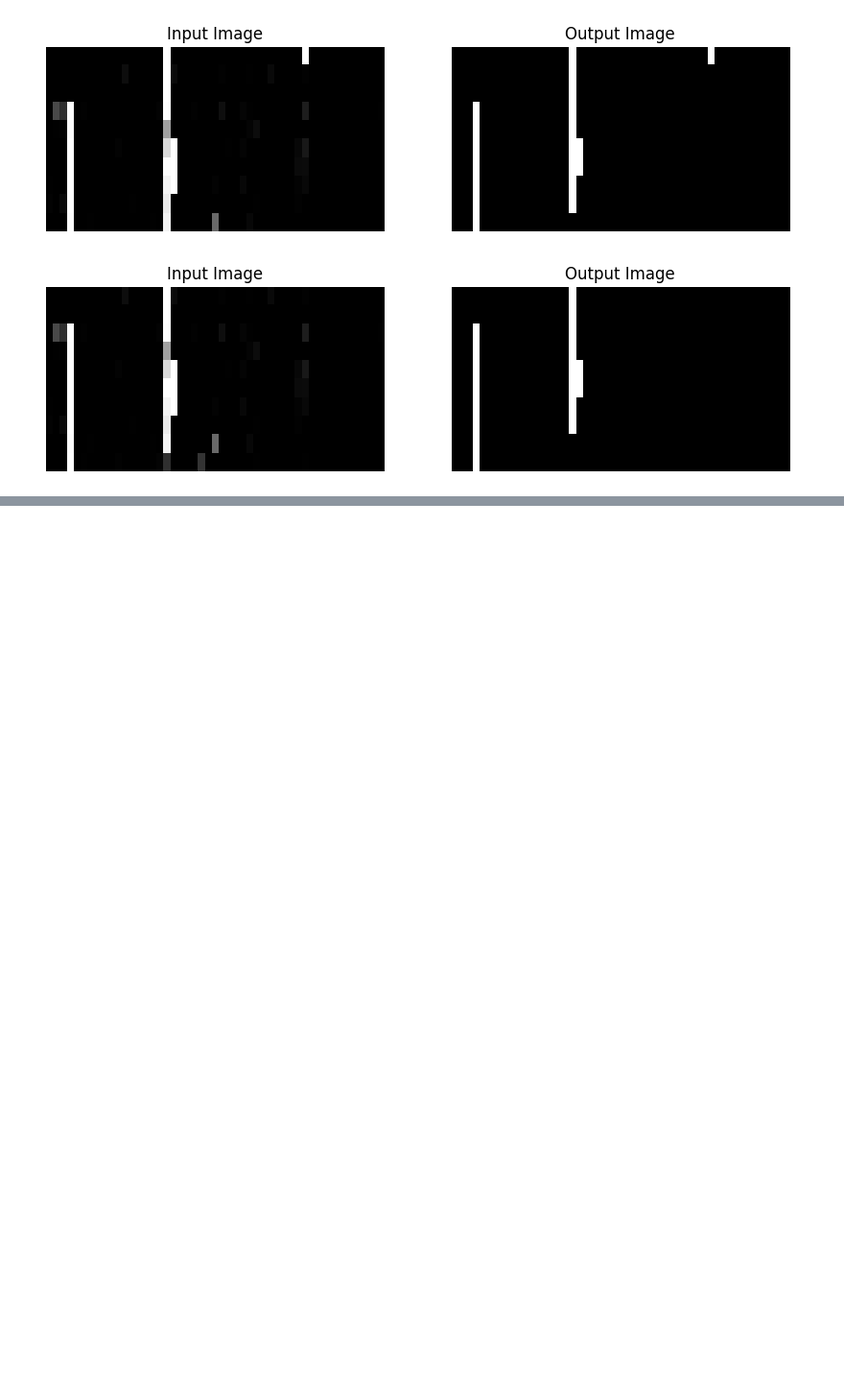
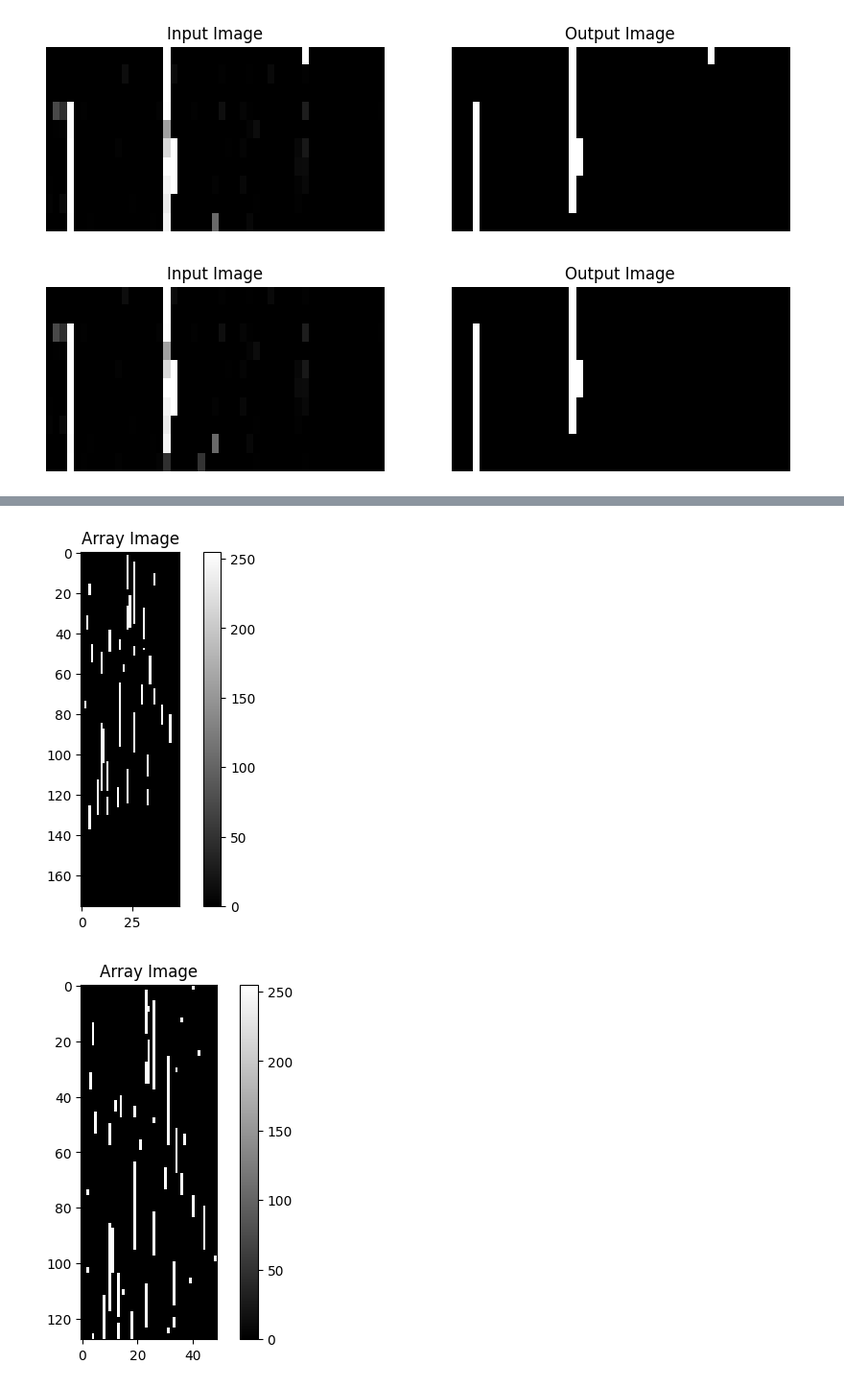
Before and after one commit to Giantryan484/Guitar-Project, a Jupyter notebook: dataCleaning.ipynb, the cells around one changed output, grey strips where cells are left out. Shown at 96% size. Saved outputs shown, nothing was run; the diff lists cells and outputs as text; code cells hidden in the pictures; blank space fills up the shorter version.

```diff
--- a/dataCleaning.ipynb
+++ b/dataCleaning.ipynb
@@ -505,0 +627,32 @@ def predict_and_aggregate(model, data, window_size, threshold=0.5):
+# %%
+# Prediction and aggregation
+def aggregate(data, window_size, threshold=0.5):
+    num_samples, width = data.shape
+    predictions = np.zeros((num_samples, width))
+    counts = np.zeros((num_samples, width))
+
+    for i in range(num_samples - window_size + 1):
+        predictions[i:i+window_size] += data[i:i+window_size]
+        counts[i:i+window_size] += 1
+
+    averaged_predictions = predictions / counts
+    final_predictions = (averaged_predictions >= threshold).astype(int)
+    return final_predictions
+
+# Generate final output array
+test_output = aggregate(np.asarray(output).squeeze(), window_size)
+# %%
+real_image = test_output.reshape((128, 49)) * 255
+
+
+plt.imshow(output_image, cmap='gray', interpolation='nearest')
+plt.title('Array Image')
+plt.colorbar()
+plt.show()
+plt.imshow(real_image, cmap='gray', interpolation='nearest')
+plt.title('Array Image')
+plt.colorbar()
+plt.show()
+# %% [output]
+[figure, added]
+[figure, added]
```
Also changed, not shown: parts of 10 cells of this notebook.
